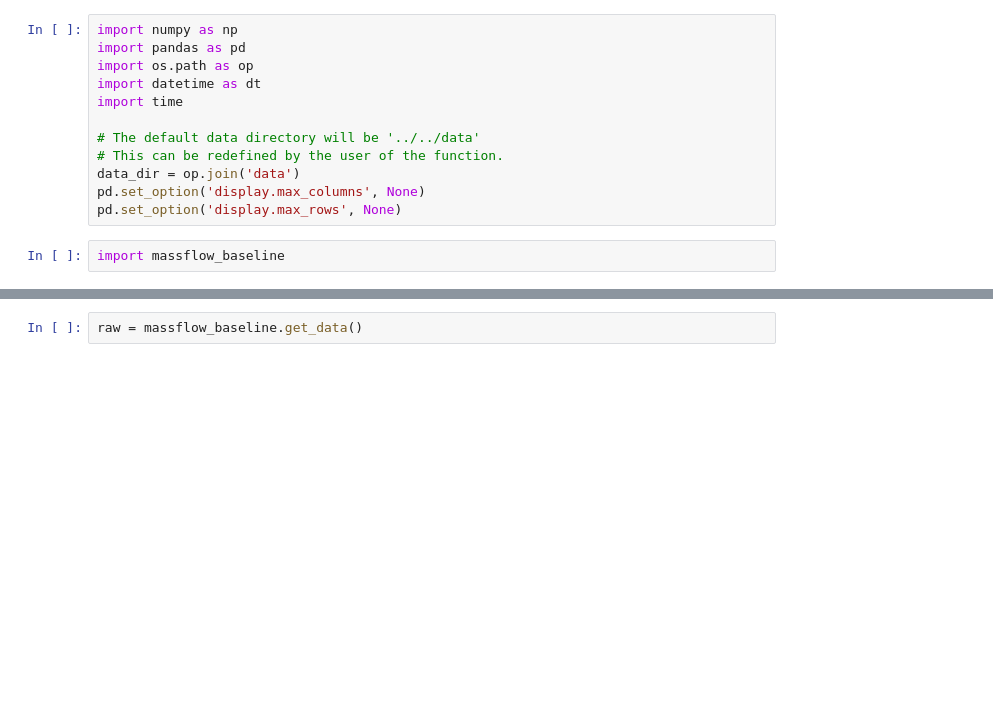
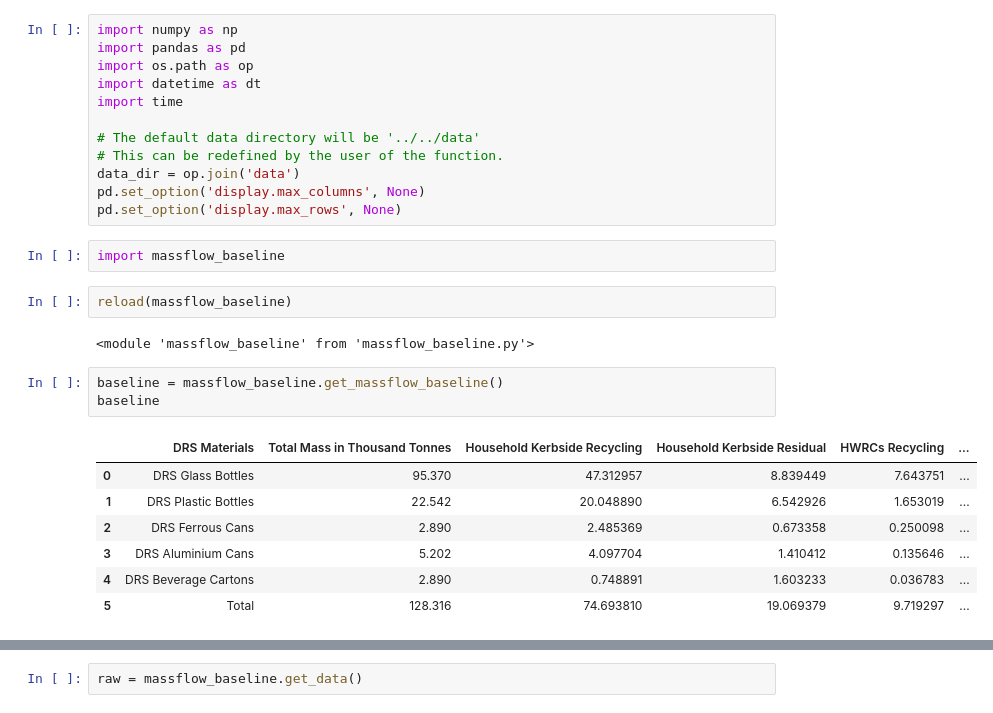
Before and after one commit to joanw0226/foe, a Jupyter notebook: pub_1111.ipynb, the cells around one changed output, grey strips where cells are left out. Cells and saved outputs as stored; diff of their text form; blank space fills up the shorter version.

Commit message:
finished baseline model (litter only has residual)

```diff
--- a/pub_1111.ipynb
+++ b/pub_1111.ipynb
@@ -12,3 +12,18 @@ pd.set_option('display.max_columns', None)
 pd.set_option('display.max_rows', None)
 # %%
 import massflow_baseline
+# %%
+reload(massflow_baseline)
+# %% [output]
+<module 'massflow_baseline' from 'massflow_baseline.py'>
+# %%
+baseline = massflow_baseline.get_massflow_baseline()
+baseline
+# %% [output]
+|  | DRS Materials | Total Mass in Thousand Tonnes | Household Kerbside Recycling | Household Kerbside Residual | HWRCs Recycling | ... |
+| 0 | DRS Glass Bottles | 95.370 | 47.312957 | 8.839449 | 7.643751 | ... |
+| 1 | DRS Plastic Bottles | 22.542 | 20.048890 | 6.542926 | 1.653019 | ... |
+| 2 | DRS Ferrous Cans | 2.890 | 2.485369 | 0.673358 | 0.250098 | ... |
+| 3 | DRS Aluminium Cans | 5.202 | 4.097704 | 1.410412 | 0.135646 | ... |
+| 4 | DRS Beverage Cartons | 2.890 | 0.748891 | 1.603233 | 0.036783 | ... |
+| 5 | Total | 128.316 | 74.693810 | 19.069379 | 9.719297 | ... |
```
Also changed, not shown: parts of 2 cells of this notebook, 9 other files.
